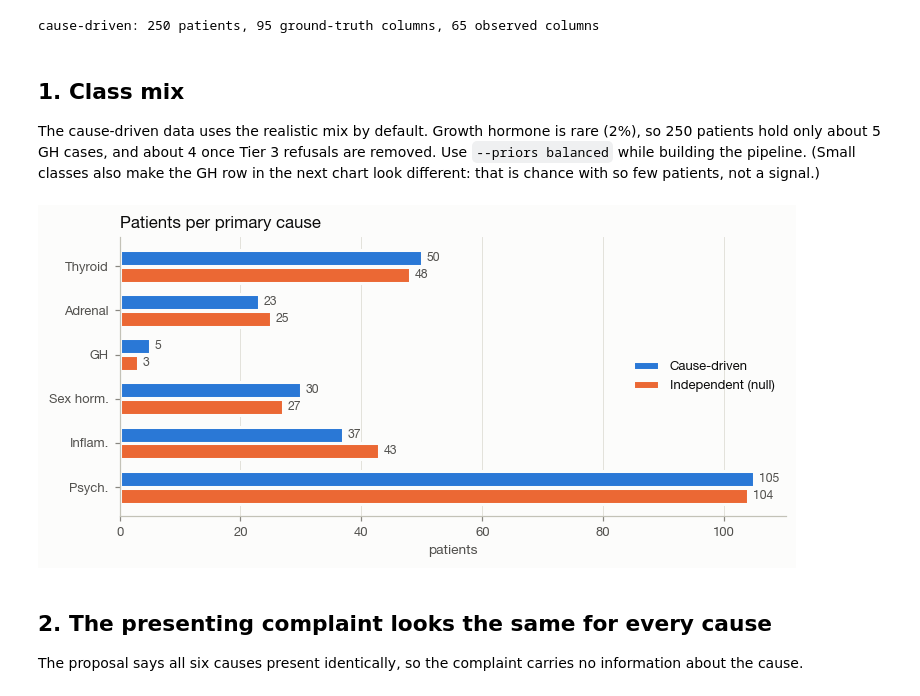
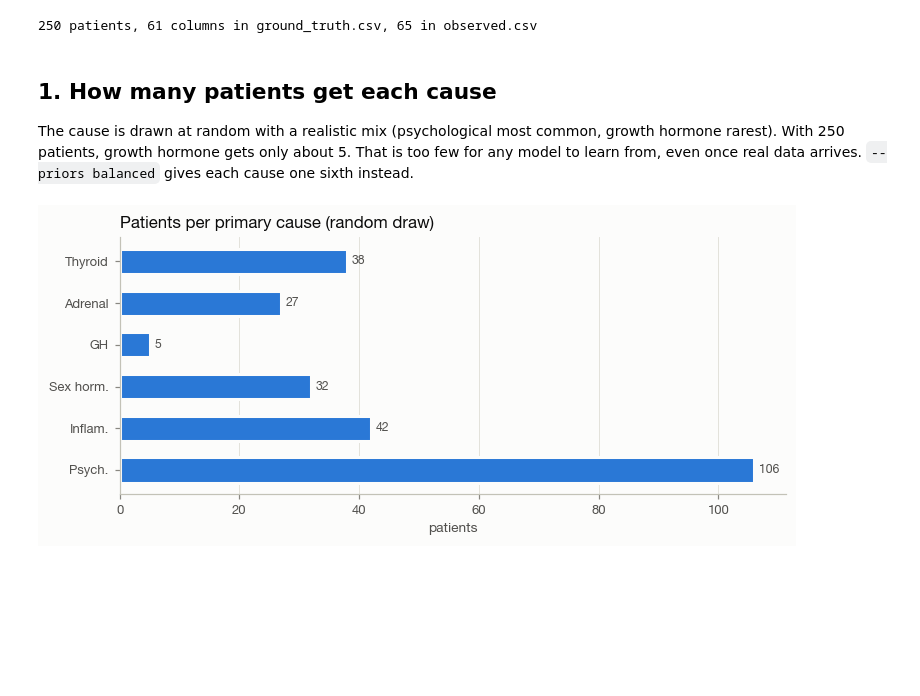
Before and after one commit to sivapichappan/FDU-Cancer-Model, a Jupyter notebook: explore_synthetic_data.ipynb, the cells around one changed output. Cells and saved outputs as stored; diff of their text form; code cells hidden in the pictures; blank space fills up the shorter version.

Commit message:
changes to data

```diff
--- a/explore_synthetic_data.ipynb
+++ b/explore_synthetic_data.ipynb
@@ -21,17 +31,17 @@ import matplotlib.pyplot as plt
 import numpy as np
 import pandas as pd
 
-from reference_ranges import CAUSES, igf1_sds
+from reference_ranges import CAUSES
 
 DATA = "data"
-gt = pd.read_csv(f"{DATA}/cause_driven/ground_truth.csv")
-obs = pd.read_csv(f"{DATA}/cause_driven/observed.csv", dtype=str)
-gt_null = pd.read_csv(f"{DATA}/independent/ground_truth.csv")
+gt = pd.read_csv(f"{DATA}/ground_truth.csv")
+obs = pd.read_csv(f"{DATA}/observed.csv", dtype=str)
 dictionary = pd.read_csv(f"{DATA}/data_dictionary.csv")
-print(f"cause-driven: {gt.shape[0]} patients, {gt.shape[1]} ground-truth columns, {obs.shape[1]} observed columns")
+print(f"{gt.shape[0]} patients, {gt.shape[1]} columns in ground_truth.csv, {obs.shape[1]} in observed.csv")
 
 # Chart style: reference data-viz palette, fixed cause order (slots 1-6), recessive chrome
 SURFACE, INK, INK_2, MUTED, GRID, AXIS = "#fcfcfb", "#0b0b0b", "#52514e", "#898781", "#e1e0d9", "#c3c2b7"
+BLUE = "#2a78d6"
 CAUSE_COLOR = dict(zip(CAUSES, ["#2a78d6", "#eb6834", "#1baf7a", "#eda100", "#e87ba4", "#008300"]))
 SHORT = {"thyroid": "Thyroid", "adrenal": "Adrenal", "growth_hormone": "GH", "sex_hormone": "Sex horm.",
          "inflammatory": "Inflam.", "psychological": "Psych."}
@@ -48,60 +58,54 @@ plt.rcParams.update({
 })
 
 
-def parse_lod(col):
-    """Observed values like '<0.3' become half the detection limit, for plotting only."""
-    s = col.astype("string")
-    vals = pd.to_numeric(s.str.lstrip("<"), errors="coerce").astype(float)
-    return vals.where(~s.str.startswith("<", na=False), vals / 2)
+def plain_log(axis):
+    """Log scale with plain tick numbers (0.5, 1, 2, 5, ...) instead of powers of ten."""
+    tick = plt.matplotlib.ticker
+    axis.set_major_locator(tick.LogLocator(base=10, subs=(1, 2, 5)))
+    axis.set_major_formatter(tick.FuncFormatter(lambda v, _: f"{v:g}"))
+    axis.set_minor_formatter(tick.NullFormatter())
 
 
-def cause_boxes(ax, df, col, title, log=False, ref=None, causes=CAUSES):
+def cause_boxes(ax, df, col, title, log=False, ref=None):
     """One box per cause in its fixed color; cause names on the axis carry identity."""
-    data = [df.loc[df.primary_cause == c, col].dropna() for c in causes]
+    data = [df.loc[df.primary_cause == c, col].dropna() for c in CAUSES]
     if ref is not None:
         ax.axhspan(*ref, color=GRID, alpha=0.6, lw=0, zorder=0)
     parts = ax.boxplot(data, widths=0.6, patch_artist=True, showfliers=True,
                        medianprops=dict(color=SURFACE, lw=1.6),
                        flierprops=dict(marker="o", ms=3.5, alpha=0.45, mec="none"))
-    for k, c in enumerate(causes):
+    for k, c in enumerate(CAUSES):
         color = CAUSE_COLOR[c]
         parts["boxes"][k].set(facecolor=color, edgecolor=color, lw=1)
         for line in parts["whiskers"][2 * k:2 * k + 2] + parts["caps"][2 * k:2 * k + 2]:
             line.set(color=color, lw=1.2)
         parts["fliers"][k].set(markerfacecolor=color)
-    ax.set_xticks(range(1, len(causes) + 1), [SHORT[c] for c in causes], rotation=30, ha="right")
+    n = df.primary_cause.value_counts()
+    ax.set_xticks(range(1, len(CAUSES) + 1), [f"{SHORT[c]}\n(n={n.get(c, 0)})" for c in CAUSES], fontsize=8)
     ax.grid(axis="x", visible=False)
     if log:
         ax.set_yscale("log")
+        plain_log(ax.yaxis)
     ax.set_title(title)
 # %% [output]
-cause-driven: 250 patients, 95 ground-truth columns, 65 observed columns
+250 patients, 61 columns in ground_truth.csv, 65 in observed.csv
-# %% [markdown]
-## 1. Class mix
-
-The cause-driven data uses the realistic mix by default. Growth hormone is rare (2%), so 250 patients hold only
-about 5 GH cases, and about 4 once Tier 3 refusals are removed. Use `--priors balanced` while building the pipeline. (Small classes also make
-the GH row in the next chart look different: that is chance with so few patients, not a signal.)
+# %% [markdown]
+## 1. How many patients get each cause
+
+The cause is drawn at random with a realistic mix (psychological most common, growth hormone rarest). With 250
+patients, growth hormone gets only about 5. That is too few for any model to learn from, even once real data arrives.
+`--priors balanced` gives each cause one sixth instead.
 # %%
-counts = pd.DataFrame({"Cause-driven": gt.primary_cause.value_counts(),
-                       "Independent (null)": gt_null.primary_cause.value_counts()}).reindex(CAUSES).fillna(0)
-fig, ax = plt.subplots(figsize=(7, 3.4))
-y = np.arange(len(CAUSES))
-for k, (name, color) in enumerate(zip(counts.columns, ["#2a78d6", "#eb6834"])):
-    bars = ax.barh(y + (k - 0.5) * 0.38, counts[name], height=0.36, color=color, label=name,
-                   edgecolor=SURFACE, linewidth=2)
-    ax.bar_label(bars, padding=3, fontsize=8, color=INK_2, fmt="%d")
-ax.set_yticks(y, [SHORT[c] for c in CAUSES])
+counts = gt.primary_cause.value_counts().reindex(CAUSES).fillna(0)
+fig, ax = plt.subplots(figsize=(7, 3.2))
+bars = ax.barh(range(len(CAUSES)), counts, height=0.6, color=BLUE, edgecolor=SURFACE, linewidth=2)
+ax.bar_label(bars, padding=3, fontsize=8, color=INK_2, fmt="%d")
+ax.set_yticks(range(len(CAUSES)), [SHORT[c] for c in CAUSES])
 ax.invert_yaxis()
 ax.grid(axis="y", visible=False)
 ax.set_xlabel("patients")
-ax.set_title("Patients per primary cause")
-ax.legend(loc="center right")
+ax.set_title("Patients per primary cause (random draw)")
 plt.tight_layout()
 plt.show()
 # %% [output]
-[figure, old version]
+[figure, new version]
-# %% [markdown]
-## 2. The presenting complaint looks the same for every cause
-
-The proposal says all six causes present identically, so the complaint carries no information about the cause.
```
Also changed, not shown: parts of 22 cells of this notebook, 14 other files.
